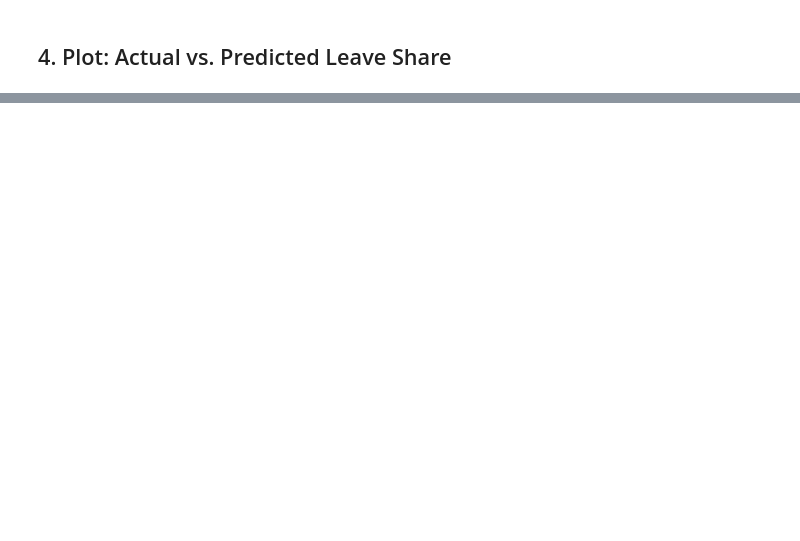
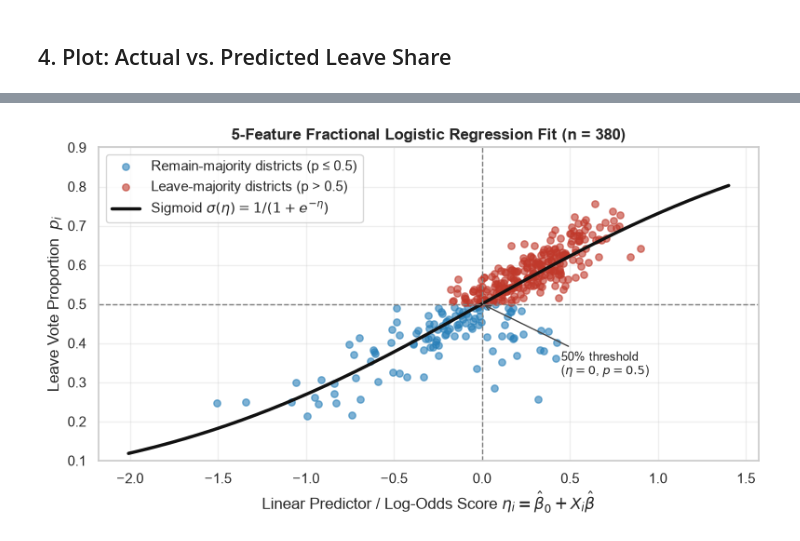
Before and after one commit to DataCon10/stat-inference-final-project, a Jupyter notebook: notebooks/01_baseline_exploration.ipynb, the cells around one changed output, grey strips where cells are left out. Saved outputs shown, nothing was run; the diff lists cells and outputs as text; code cells hidden in the pictures; blank space fills up the shorter version.

```diff
--- a/notebooks/01_baseline_exploration.ipynb
+++ b/notebooks/01_baseline_exploration.ipynb
@@ -157,0 +183,30 @@ plt.show()
+# %%
+import numpy as np
+import matplotlib.pyplot as plt
+
+# Linear predictor (log-odds score) for each of the 380 districts
+eta = X @ flogit.params
+eta_grid = np.linspace(eta.min() - 0.5, eta.max() + 0.5, 300)
+prob_curve = 1 / (1 + np.exp(-eta_grid))
+
+fig, ax = plt.subplots(figsize=(8, 4.5))
+remain_mask = y <= 0.5
+ax.scatter(eta[remain_mask], y[remain_mask], color="#2980b9", alpha=0.6, s=28, label="Remain-majority districts (p ≤ 0.5)")
+ax.scatter(eta[~remain_mask], y[~remain_mask], color="#c0392b", alpha=0.6, s=28, label="Leave-majority districts (p > 0.5)")
+ax.plot(eta_grid, prob_curve, color="#111111", linewidth=2.5, label=r"Sigmoid $\sigma(\eta) = 1 / (1 + e^{-\eta})$")
+
+ax.axvline(0, color="gray", linestyle="--", linewidth=1)
+ax.axhline(0.5, color="gray", linestyle="--", linewidth=1)
+ax.annotate("50% threshold\n($\\eta = 0$, $p = 0.5$)", xy=(0, 0.5), xytext=(0.45, 0.32),
+            arrowprops=dict(arrowstyle="->", color="#444"), fontsize=9.5)
+
+ax.set_xlabel(r"Linear Predictor / Log-Odds Score $\eta_i = \hat{\beta}_0 + X_i\hat{\beta}$")
+ax.set_ylabel("Leave Vote Proportion  $p_i$")
+ax.set_title("5-Feature Fractional Logistic Regression Fit (n = 380)", fontweight="bold")
+ax.set_ylim(0.1, 0.9)
+ax.legend(loc="upper left", frameon=True)
+ax.grid(True, alpha=0.3)
+plt.tight_layout()
+plt.show()
+# %% [output]
+[figure, added]
```
Also changed, not shown: parts of 7 cells of this notebook.
